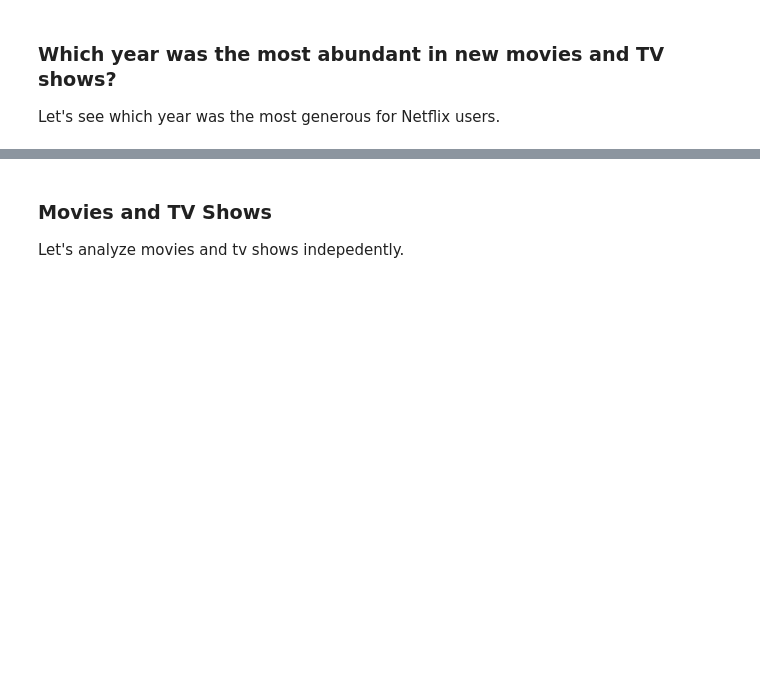
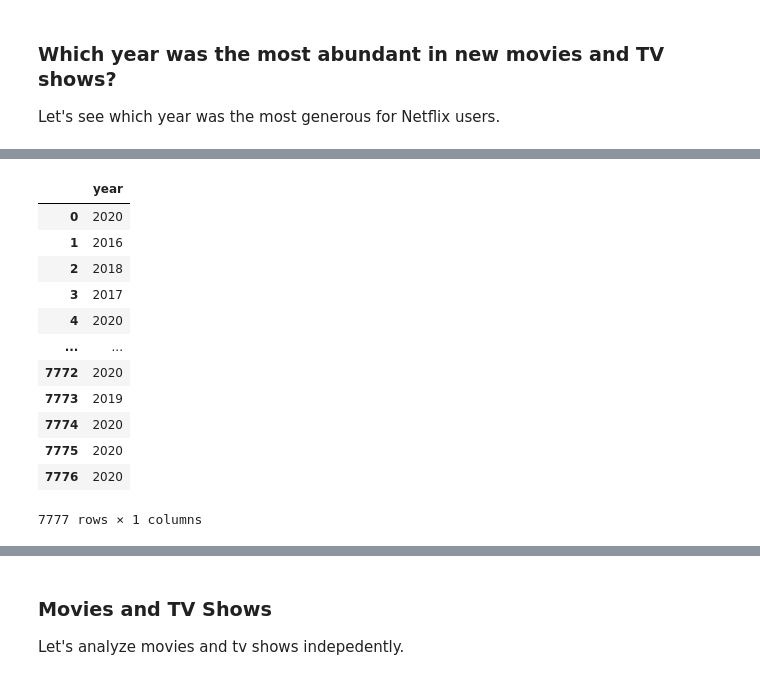
Before and after one commit to islazykv/data-science, a Jupyter notebook: data-analysis/general/netflix.ipynb, the cells around one changed output, grey strips where cells are left out. Cells and saved outputs as stored; diff of their text form; code cells hidden in the pictures; blank space fills up the shorter version.

```diff
--- a/data-analysis/general/netflix.ipynb
+++ b/data-analysis/general/netflix.ipynb
@@ -115,0 +137,16 @@ sns.countplot(x = 'release_year', data = netflix_df, order=years_ordered)
+# %%
+aaa
+# %% [output]
+|  | year |
+| 0 | 2020 |
+| 1 | 2016 |
+| 2 | 2018 |
+| 3 | 2017 |
+| 4 | 2020 |
+| ... | ... |
+| 7772 | 2020 |
+| 7773 | 2019 |
+| 7774 | 2020 |
+| 7775 | 2020 |
+| 7776 | 2020 |
+7777 rows × 1 columns
```
Also changed, not shown: parts of 20 cells of this notebook.
